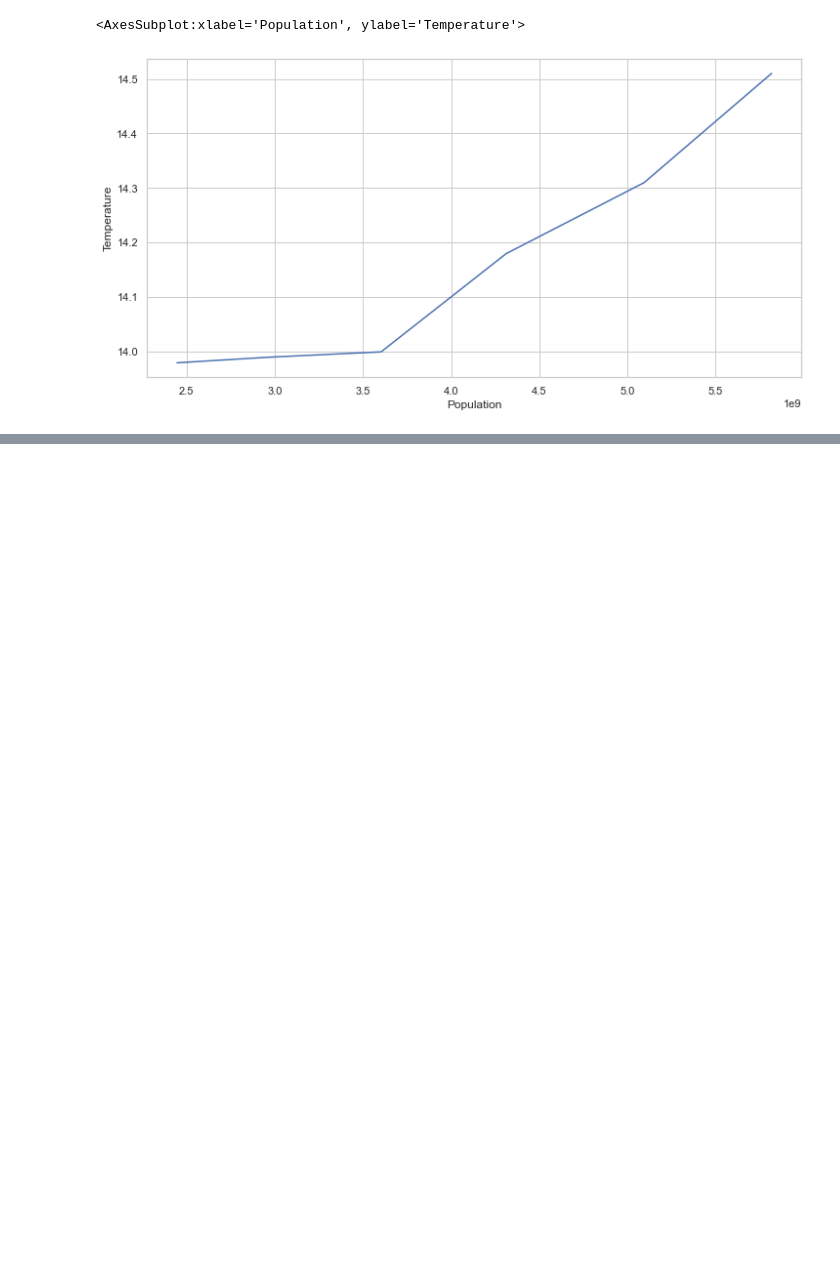
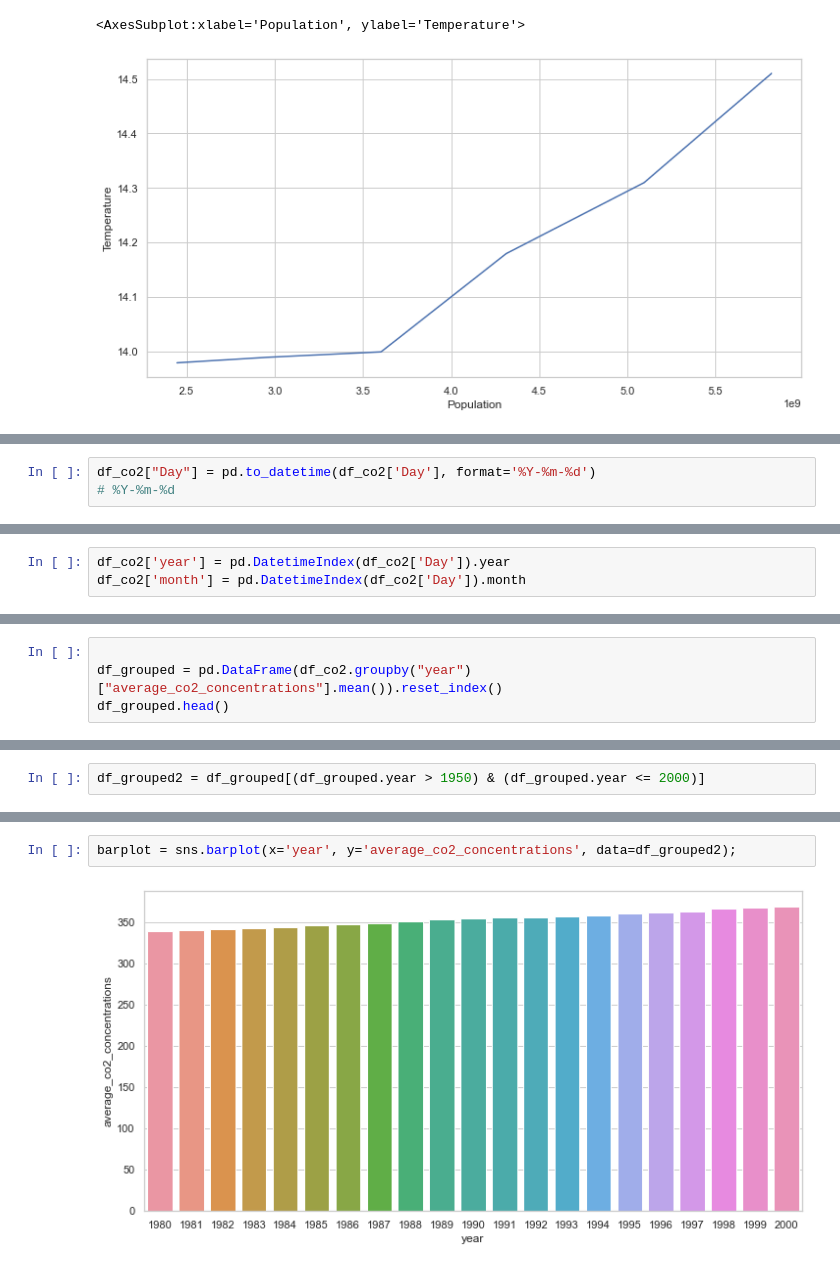
Before and after one commit to AnaWalsh/Global_warming, a Jupyter notebook: Notebooks/2-Data_visualization.ipynb, the cells around one changed output, grey strips where cells are left out. Cells and saved outputs as stored; diff of their text form; blank space fills up the shorter version.

```diff
--- a/Notebooks/2-Data_visualization.ipynb
+++ b/Notebooks/2-Data_visualization.ipynb
@@ -74,0 +90,3 @@ sns.lineplot(data=final_df, x="Population", y="Temperature")
+# %%
+df_co2["Day"] = pd.to_datetime(df_co2['Day'], format='%Y-%m-%d')
+# %Y-%m-%d
@@ -74,0 +106,3 @@ sns.lineplot(data=final_df, x="Population", y="Temperature")
+# %%
+df_co2['year'] = pd.DatetimeIndex(df_co2['Day']).year
+df_co2['month'] = pd.DatetimeIndex(df_co2['Day']).month
@@ -74,0 +160,4 @@ sns.lineplot(data=final_df, x="Population", y="Temperature")
+# %%
+
+df_grouped = pd.DataFrame(df_co2.groupby("year")["average_co2_concentrations"].mean()).reset_index()
+df_grouped.head()
@@ -74,0 +171,2 @@ sns.lineplot(data=final_df, x="Population", y="Temperature")
+# %%
+df_grouped2 = df_grouped[(df_grouped.year > 1950) & (df_grouped.year <= 2000)]
@@ -74,0 +198,4 @@ sns.lineplot(data=final_df, x="Population", y="Temperature")
+# %%
+barplot = sns.barplot(x='year', y='average_co2_concentrations', data=df_grouped2);
+# %% [output]
+[figure, added]
```
Also changed, not shown: parts of 26 cells of this notebook, 10 other files.
